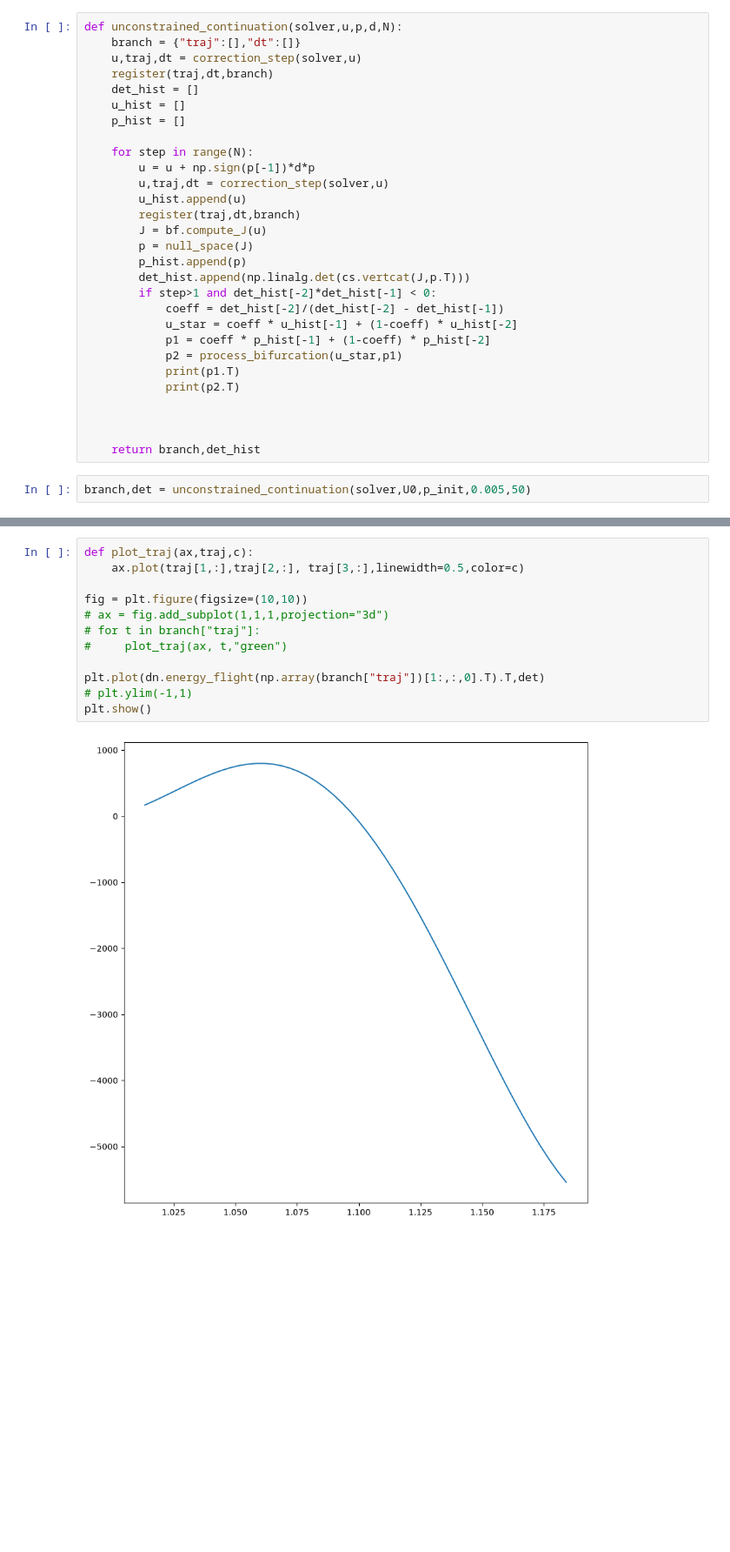
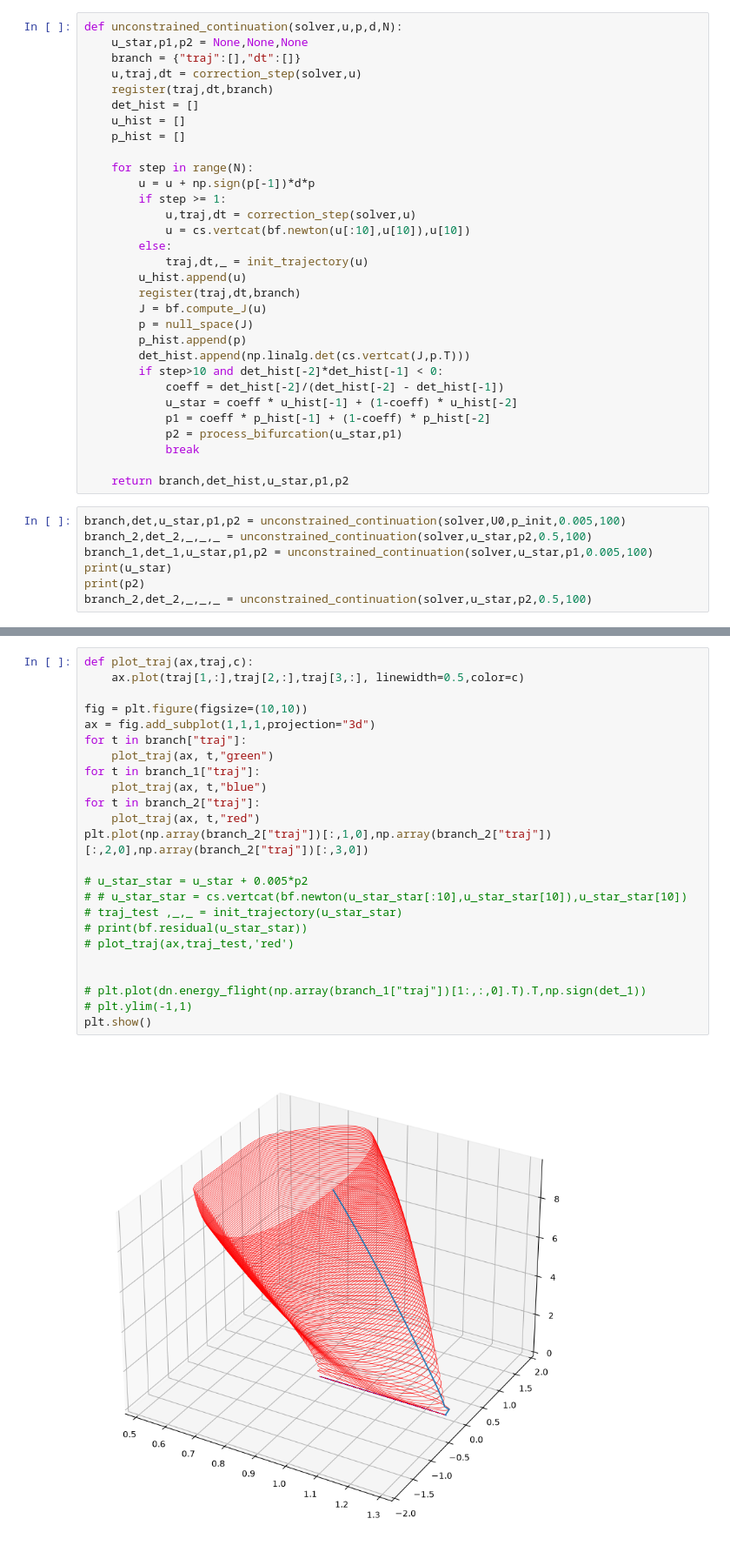
Before and after one commit to GLembrez/NMM-hopper, a Jupyter notebook: main.ipynb, the cells around one changed output, grey strips where cells are left out. Shown at 87% size. Saved outputs shown, nothing was run; the diff lists cells and outputs as text; blank space fills up the shorter version.

Commit message:
hack initial step bifurcation

```diff
--- a/main.ipynb
+++ b/main.ipynb
@@ -73,6 +75,7 @@ p_init = null_space(bf.compute_J(U0[:11]))
 solver = ContinuationSolver(PERIODIC)
 # %%
 def unconstrained_continuation(solver,u,p,d,N):
+    u_star,p1,p2 = None,None,None
     branch = {"traj":[],"dt":[]}
     u,traj,dt = correction_step(solver,u)
     register(traj,dt,branch)
@@ -82,24 +85,30 @@ def unconstrained_continuation(solver,u,p,d,N):
 
     for step in range(N):
         u = u + np.sign(p[-1])*d*p
-        u,traj,dt = correction_step(solver,u)
+        if step >= 1:
+            u,traj,dt = correction_step(solver,u)
+            u = cs.vertcat(bf.newton(u[:10],u[10]),u[10])
+        else:
+            traj,dt,_ = init_trajectory(u)
         u_hist.append(u)
         register(traj,dt,branch)
         J = bf.compute_J(u)
         p = null_space(J)
         p_hist.append(p)
         det_hist.append(np.linalg.det(cs.vertcat(J,p.T)))
-        if step>1 and det_hist[-2]*det_hist[-1] < 0:
+        if step>10 and det_hist[-2]*det_hist[-1] < 0:
             coeff = det_hist[-2]/(det_hist[-2] - det_hist[-1])
             u_star = coeff * u_hist[-1] + (1-coeff) * u_hist[-2]
             p1 = coeff * p_hist[-1] + (1-coeff) * p_hist[-2]
             p2 = process_bifurcation(u_star,p1)
-            print(p1.T)
-            print(p2.T)
+            break
 
-
-
-    return branch,det_hist
+    return branch,det_hist,u_star,p1,p2
 # %%
-branch,det = unconstrained_continuation(solver,U0,p_init,0.005,50)
+branch,det,u_star,p1,p2 = unconstrained_continuation(solver,U0,p_init,0.005,100)
+branch_2,det_2,_,_,_ = unconstrained_continuation(solver,u_star,p2,0.5,100)
+branch_1,det_1,u_star,p1,p2 = unconstrained_continuation(solver,u_star,p1,0.005,100)
+print(u_star)
+print(p2)
+branch_2,det_2,_,_,_ = unconstrained_continuation(solver,u_star,p2,0.5,100)
 # %% [output]
@@ -109,14 +117,26 @@ branch,det = unconstrained_continuation(solver,U0,p_init,0.005,50)
 # %%
 def plot_traj(ax,traj,c):
-    ax.plot(traj[1,:],traj[2,:], traj[3,:],linewidth=0.5,color=c)
+    ax.plot(traj[1,:],traj[2,:],traj[3,:], linewidth=0.5,color=c)
 
 fig = plt.figure(figsize=(10,10))
-# ax = fig.add_subplot(1,1,1,projection="3d")
-# for t in branch["traj"]:
-#     plot_traj(ax, t,"green")
+ax = fig.add_subplot(1,1,1,projection="3d")
+for t in branch["traj"]:
+    plot_traj(ax, t,"green")
+for t in branch_1["traj"]:
+    plot_traj(ax, t,"blue")
+for t in branch_2["traj"]:
+    plot_traj(ax, t,"red")
+plt.plot(np.array(branch_2["traj"])[:,1,0],np.array(branch_2["traj"])[:,2,0],np.array(branch_2["traj"])[:,3,0])
 
-plt.plot(dn.energy_flight(np.array(branch["traj"])[1:,:,0].T).T,det)
+# u_star_star = u_star + 0.005*p2
+# # u_star_star = cs.vertcat(bf.newton(u_star_star[:10],u_star_star[10]),u_star_star[10])
+# traj_test ,_,_ = init_trajectory(u_star_star)
+# print(bf.residual(u_star_star))
+# plot_traj(ax,traj_test,'red')
+
+
+# plt.plot(dn.energy_flight(np.array(branch_1["traj"])[1:,:,0].T).T,np.sign(det_1))
 # plt.ylim(-1,1)
 plt.show()
 # %% [output]
-[figure, old version]
+[figure, new version]
```
Also changed, not shown: parts of 5 cells of this notebook, 3 other files.
